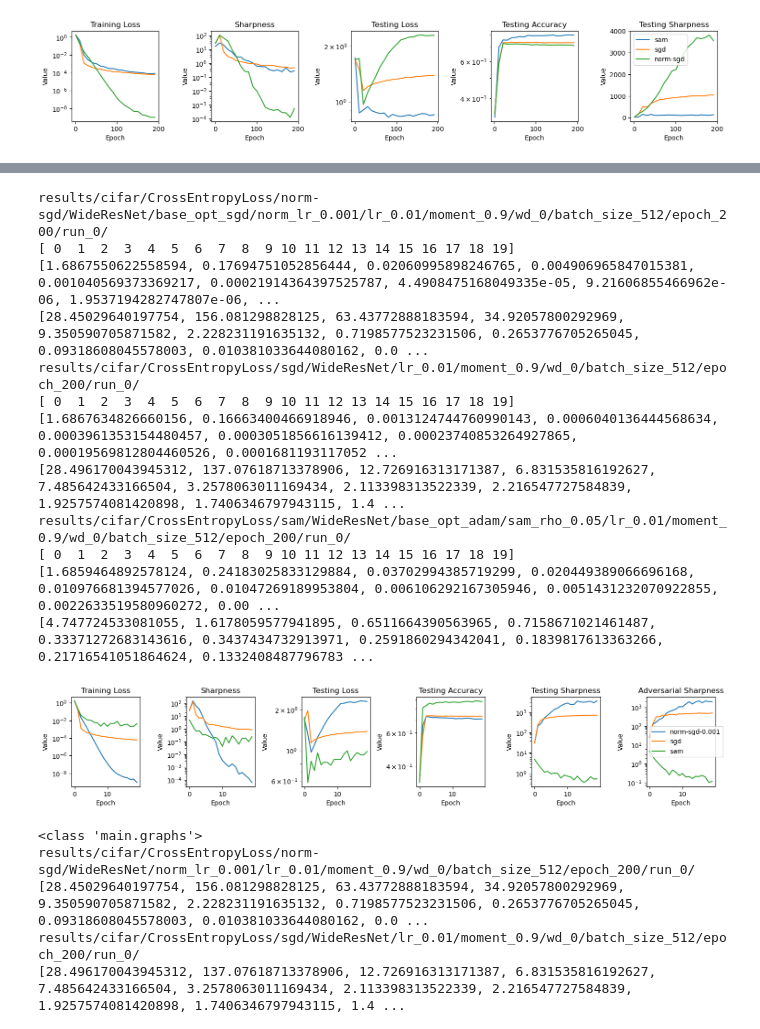
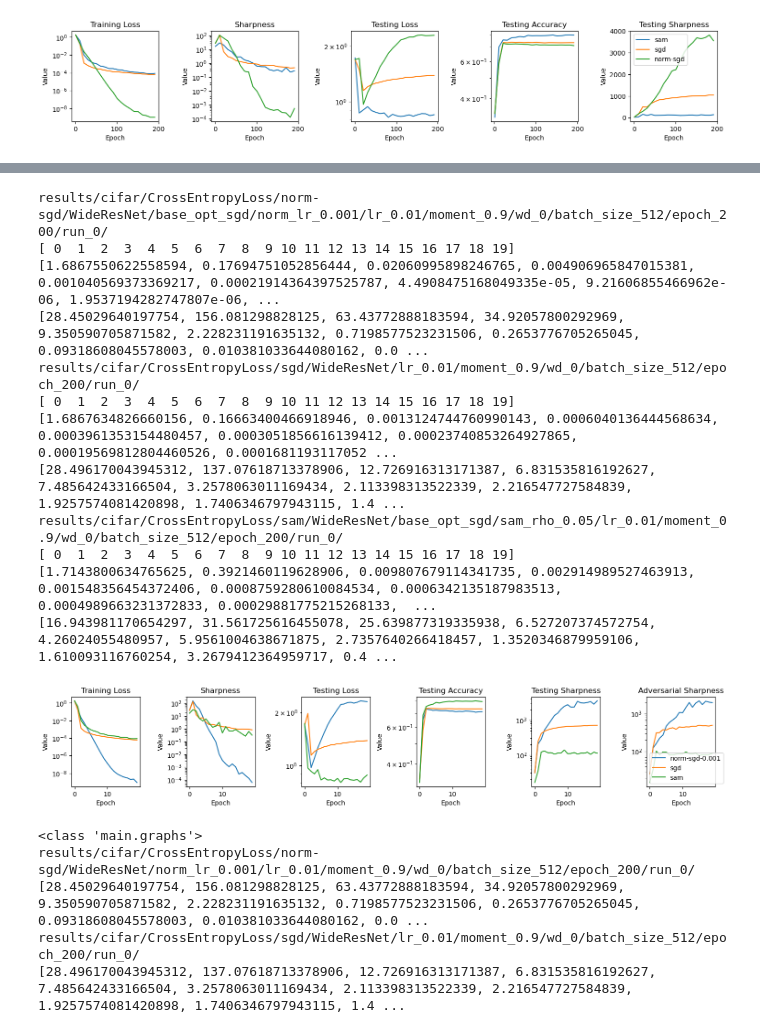
Before and after one commit to lucmonl/mlopt, a Jupyter notebook: notebook/sharpness-generalization.ipynb, the cells around one changed output, grey strips where cells are left out. Cells and saved outputs as stored; diff of their text form; code cells hidden in the pictures.

```diff
--- a/notebook/sharpness-generalization.ipynb
+++ b/notebook/sharpness-generalization.ipynb
@@ -458,37 +494,37 @@ results/cifar/norm-sgd/WideResNet/norm_lr_0.001/lr_0.01/wd_0/batch_size_512/epoc
 # %%
 from plot_functions import plot_figures_opts
 from main import graphs
 
 lr, dataset_name, loss_name, momentum, weight_decay, batch_size, epochs = 0.01, "cifar", 'CrossEntropyLoss', 0.9, 0, 512, 200
 model_name = "WideResNet"
 model_params = {}
 #model_params["sam"] = {"feat_dim":50, "train_size": train_size, "sam_rho":0.2}
-model_params["sam"] = {"base_opt": "adam","sam_rho":0.05}
+model_params["sam"] = {"base_opt": "sgd","sam_rho":0.05}
 model_params["sgd"] = {}
-model_params["norm-sgd-0.001"] = {"base_opt": "adam", "norm_lr": 0.001}
+model_params["norm-sgd-0.001"] = {"base_opt": "sgd", "norm_lr": 0.001}
 #model_params["norm-sgd-0.1"] = {"norm_lr": 0.05, "feat_dim":30, "train_size": train_size}
 
 opt_params = {}
 opt_params['sam'] = {"adv_eta":0.01, 'lr': lr, 'dataset_name':dataset_name, 'loss': loss_name, 'opt':'sam', 'model_name':model_name, 'momentum':momentum, 'weight_decay':weight_decay, 'batch_size':batch_size, 'epochs':epochs}
 opt_params['sgd'] = {"adv_eta":0.01, 'lr': lr, 'dataset_name':dataset_name, 'loss': loss_name, 'opt':'sgd', 'model_name':model_name, 'momentum':momentum, 'weight_decay':weight_decay, 'batch_size':batch_size, 'epochs':epochs}
 opt_params['norm-sgd-0.001'] = {"adv_eta":0.01, 'lr': lr, 'dataset_name':dataset_name, 'loss': loss_name, 'opt':'norm-sgd', 'model_name':model_name, 'momentum':momentum, 'weight_decay':weight_decay, 'batch_size':batch_size, 'epochs':epochs}
 opt_params['norm-sgd-0.1'] = {"adv_eta":0.01, 'lr': lr, 'dataset_name':dataset_name, 'loss': loss_name, 'opt':'norm-sgd', 'model_name':model_name, 'momentum':momentum, 'weight_decay':weight_decay, 'batch_size':batch_size, 'epochs':epochs}
 
 plot_figures_opts(["norm-sgd-0.001", "sgd", "sam"], model_params, opt_params)
 # %% [output]
 results/cifar/CrossEntropyLoss/norm-sgd/WideResNet/base_opt_sgd/norm_lr_0.001/lr_0.01/moment_0.9/wd_0/batch_size_512/epoch_200/run_0/
 [ 0  1  2  3  4  5  6  7  8  9 10 11 12 13 14 15 16 17 18 19]
 [1.6867550622558594, 0.17694751052856444, 0.02060995898246765, 0.004906965847015381, 0.001040569373369217, 0.00021914364397525787, 4.4908475168049335e-05, 9.21606855466962e-06, 1.9537194282747807e-06, ...
 [28.45029640197754, 156.081298828125, 63.43772888183594, 34.92057800292969, 9.350590705871582, 2.228231191635132, 0.7198577523231506, 0.2653776705265045, 0.09318608045578003, 0.010381033644080162, 0.0 ...
 results/cifar/CrossEntropyLoss/sgd/WideResNet/lr_0.01/moment_0.9/wd_0/batch_size_512/epoch_200/run_0/
 [ 0  1  2  3  4  5  6  7  8  9 10 11 12 13 14 15 16 17 18 19]
 [1.6867634826660156, 0.16663400466918946, 0.0013124744760990143, 0.0006040136444568634, 0.0003961353154480457, 0.0003051856616139412, 0.00023740853264927865, 0.00019569812804460526, 0.0001681193117052 ...
 [28.496170043945312, 137.07618713378906, 12.726916313171387, 6.831535816192627, 7.485642433166504, 3.2578063011169434, 2.113398313522339, 2.216547727584839, 1.9257574081420898, 1.7406346797943115, 1.4 ...
-results/cifar/CrossEntropyLoss/sam/WideResNet/base_opt_adam/sam_rho_0.05/lr_0.01/moment_0.9/wd_0/batch_size_512/epoch_200/run_0/
+results/cifar/CrossEntropyLoss/sam/WideResNet/base_opt_sgd/sam_rho_0.05/lr_0.01/moment_0.9/wd_0/batch_size_512/epoch_200/run_0/
 [ 0  1  2  3  4  5  6  7  8  9 10 11 12 13 14 15 16 17 18 19]
-[1.6859464892578124, 0.24183025833129884, 0.03702994385719299, 0.020449389066696168, 0.010976681394577026, 0.01047269189953804, 0.006106292167305946, 0.0051431232070922855, 0.0022633519580960272, 0.00 ...
-[4.747724533081055, 1.6178059577941895, 0.6511664390563965, 0.7158671021461487, 0.33371272683143616, 0.3437434732913971, 0.2591860294342041, 0.1839817613363266, 0.21716541051864624, 0.1332408487796783 ...
+[1.7143800634765625, 0.3921460119628906, 0.009807679114341735, 0.002914989527463913, 0.001548356454372406, 0.0008759280610084534, 0.0006342135187983513, 0.0004989663231372833, 0.00029881775215268133,  ...
+[16.943981170654297, 31.561725616455078, 25.639877319335938, 6.527207374572754, 4.26024055480957, 5.9561004638671875, 2.7357640266418457, 1.3520346879959106, 1.610093116760254, 3.2679412364959717, 0.4 ...
-[figure, old version]
+[figure, new version]
 # %%
 from plot_functions import plot_figures_opts
 from main import graphs
```
Also changed, not shown: parts of 3 cells of this notebook, 1 other file.
